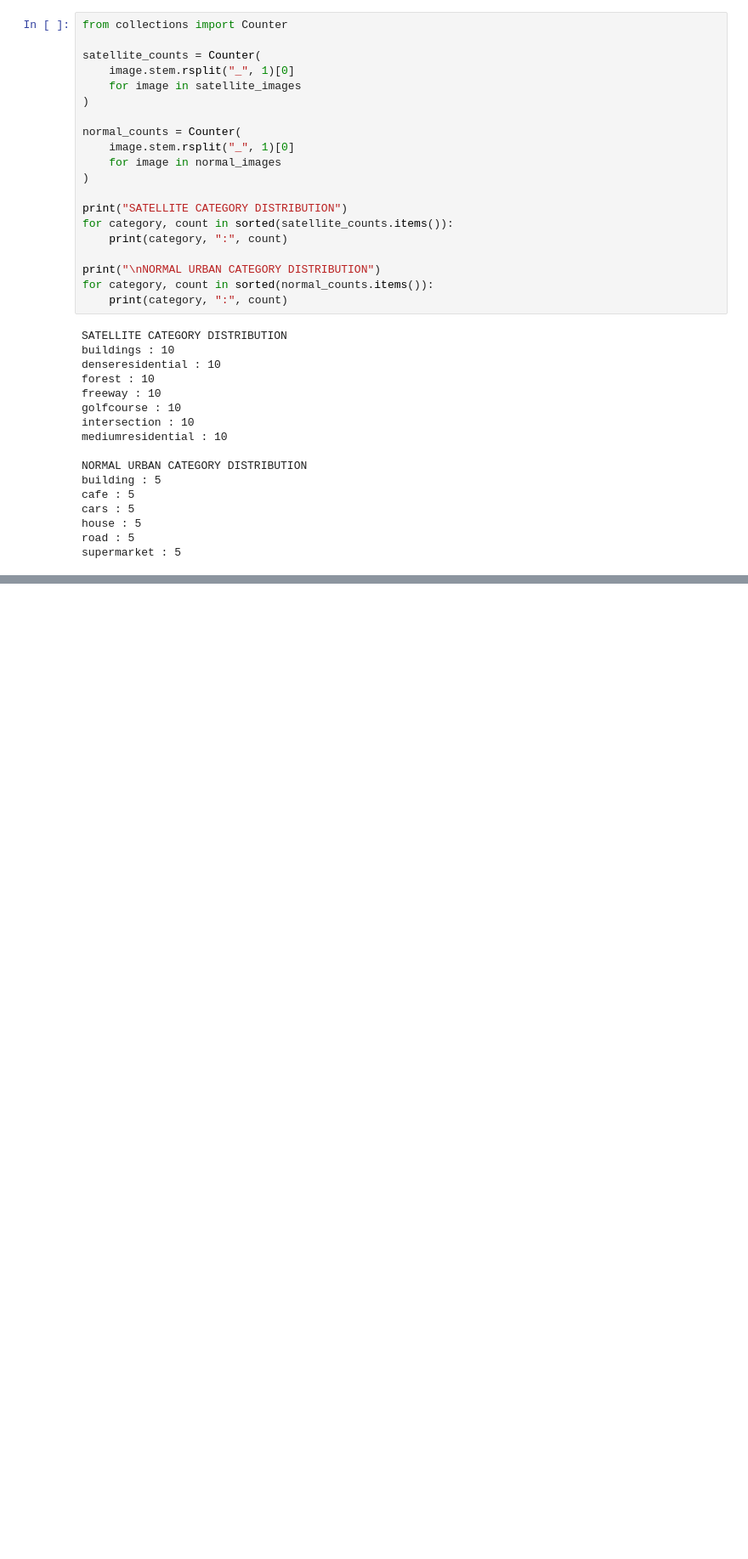
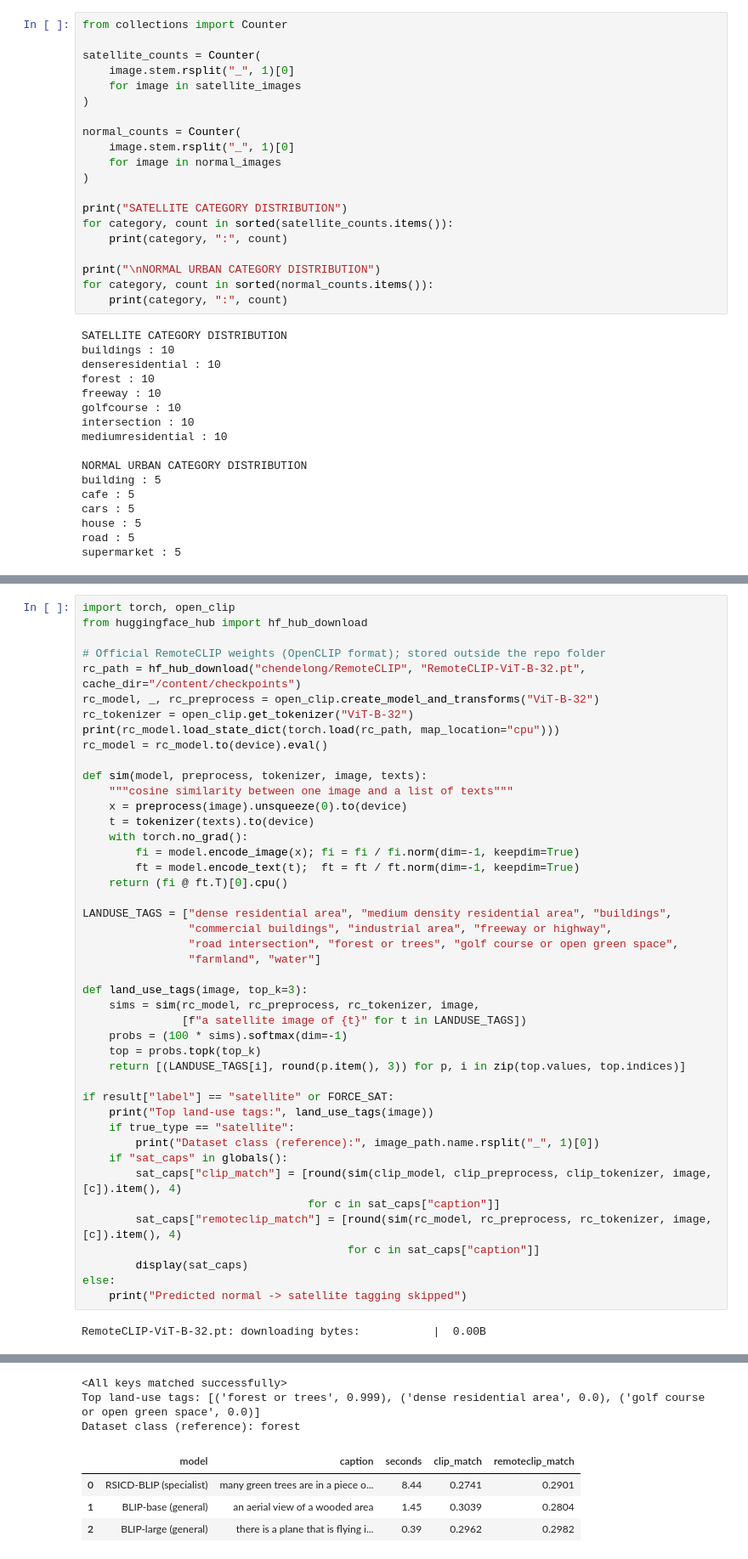
Before and after one commit to vikramsimha2510/VLM, a Jupyter notebook: NITPY.ipynb, the cells around one changed output, grey strips where cells are left out. Shown at 85% size. Saved outputs shown, nothing was run; the diff lists cells and outputs as text; blank space fills up the shorter version.

```diff
--- a/NITPY.ipynb
+++ b/NITPY.ipynb
@@ -84,0 +369,46 @@ supermarket : 5
+# %%
+import torch, open_clip
+from huggingface_hub import hf_hub_download
+
+# Official RemoteCLIP weights (OpenCLIP format); stored outside the repo folder
+rc_path = hf_hub_download("chendelong/RemoteCLIP", "RemoteCLIP-ViT-B-32.pt", cache_dir="/content/checkpoints")
+rc_model, _, rc_preprocess = open_clip.create_model_and_transforms("ViT-B-32")
+rc_tokenizer = open_clip.get_tokenizer("ViT-B-32")
+print(rc_model.load_state_dict(torch.load(rc_path, map_location="cpu")))
+rc_model = rc_model.to(device).eval()
+
+def sim(model, preprocess, tokenizer, image, texts):
+    """cosine similarity between one image and a list of texts"""
+    x = preprocess(image).unsqueeze(0).to(device)
+    t = tokenizer(texts).to(device)
+    with torch.no_grad():
+        fi = model.encode_image(x); fi = fi / fi.norm(dim=-1, keepdim=True)
+        ft = model.encode_text(t);  ft = ft / ft.norm(dim=-1, keepdim=True)
+    return (fi @ ft.T)[0].cpu()
+
+LANDUSE_TAGS = ["dense residential area", "medium density residential area", "buildings",
+                "commercial buildings", "industrial area", "freeway or highway",
+                "road intersection", "forest or trees", "golf course or open green space",
+                "farmland", "water"]
+
+def land_use_tags(image, top_k=3):
+    sims = sim(rc_model, rc_preprocess, rc_tokenizer, image,
+               [f"a satellite image of {t}" for t in LANDUSE_TAGS])
+    probs = (100 * sims).softmax(dim=-1)
+    top = probs.topk(top_k)
+    return [(LANDUSE_TAGS[i], round(p.item(), 3)) for p, i in zip(top.values, top.indices)]
+
+if result["label"] == "satellite" or FORCE_SAT:
+    print("Top land-use tags:", land_use_tags(image))
+    if true_type == "satellite":
+        print("Dataset class (reference):", image_path.name.rsplit("_", 1)[0])
+    if "sat_caps" in globals():
+        sat_caps["clip_match"] = [round(sim(clip_model, clip_preprocess, clip_tokenizer, image, [c]).item(), 4)
+                                  for c in sat_caps["caption"]]
+        sat_caps["remoteclip_match"] = [round(sim(rc_model, rc_preprocess, rc_tokenizer, image, [c]).item(), 4)
+                                        for c in sat_caps["caption"]]
+        display(sat_caps)
+else:
+    print("Predicted normal -> satellite tagging skipped")
+# %% [output]
+RemoteCLIP-ViT-B-32.pt: downloading bytes:           |  0.00B
@@ -84,0 +416,7 @@ supermarket : 5
+<All keys matched successfully>
+Top land-use tags: [('forest or trees', 0.999), ('dense residential area', 0.0), ('golf course or open green space', 0.0)]
+Dataset class (reference): forest
+|  | model | caption | seconds | clip_match | remoteclip_match |
+| 0 | RSICD-BLIP (specialist) | many green trees are in a piece o... | 8.44 | 0.2741 | 0.2901 |
+| 1 | BLIP-base (general) | an aerial view of a wooded area | 1.45 | 0.3039 | 0.2804 |
+| 2 | BLIP-large (general) | there is a plane that is flying i... | 0.39 | 0.2962 | 0.2982 |
```
Also changed, not shown: parts of 9 cells of this notebook.
